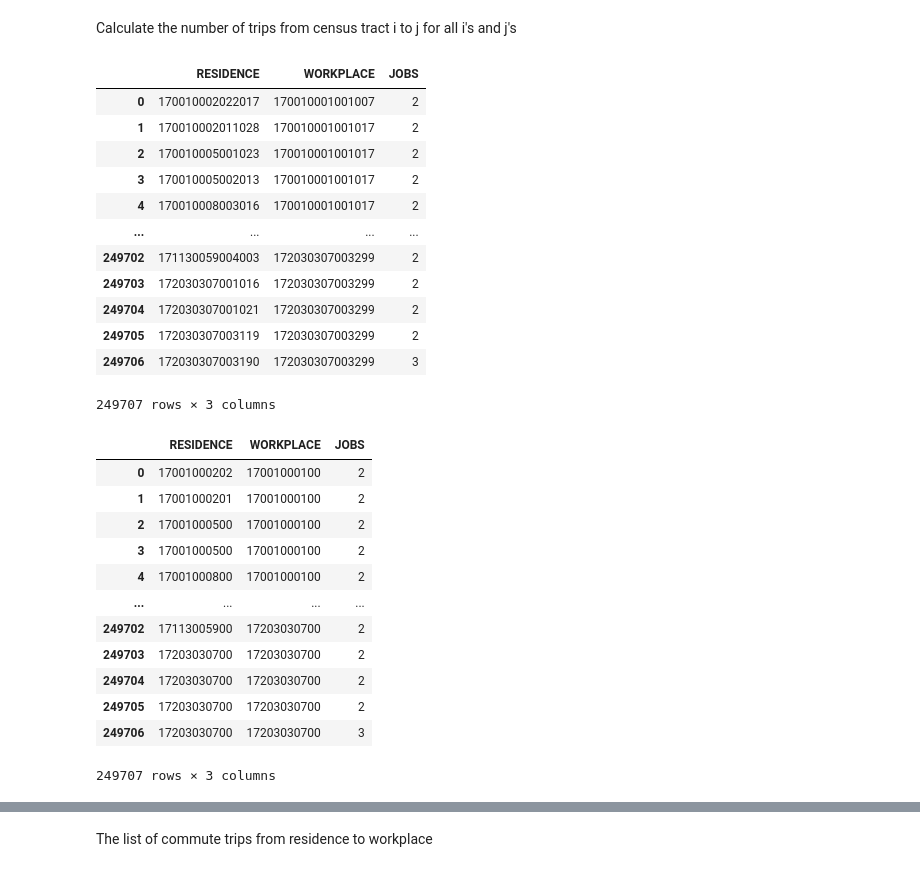
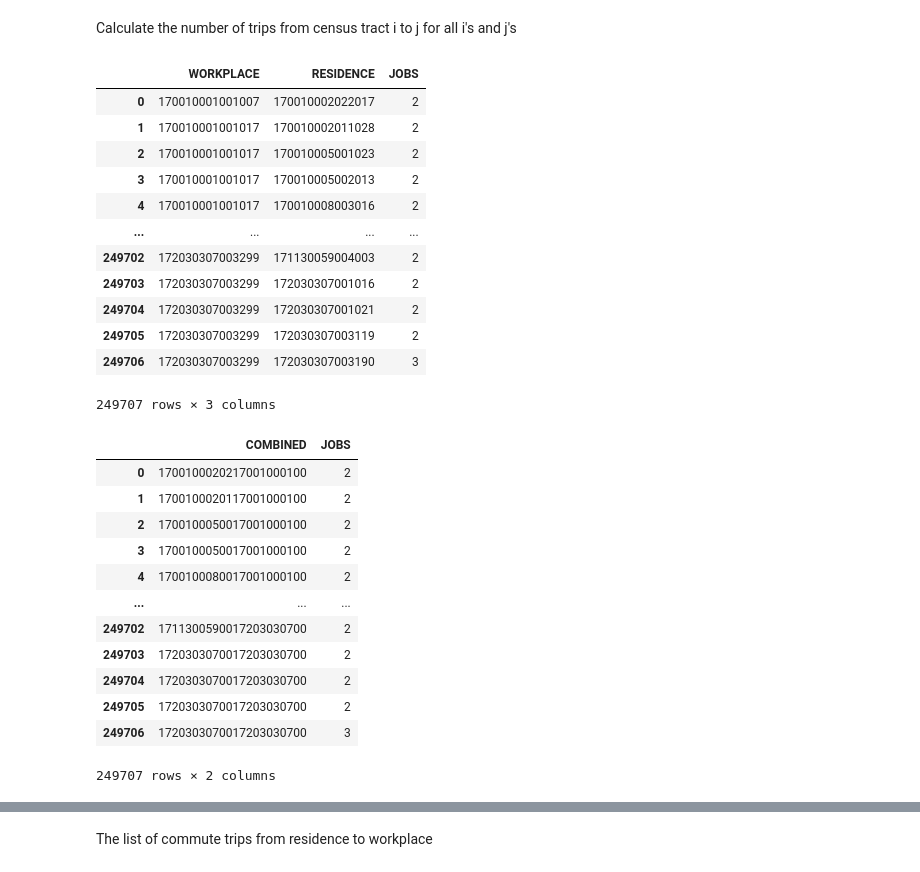
Before and after one commit to ncsa/COVID_Rural_Transport, a Jupyter notebook: Risk_Flow_Modeling.ipynb, the cells around one changed output, grey strips where cells are left out. Drawn from its saved outputs; the diff is of its cells as text; code cells hidden in the pictures.

```diff
--- a/Risk_Flow_Modeling.ipynb
+++ b/Risk_Flow_Modeling.ipynb
@@ -166,34 +157,43 @@ OD = OD.loc[:,('RESIDENCE','WORKPLACE','JOBS')]
-# %%
-OD.loc[:,'RESIDENCE']
-# %% [output]
-|  | RESIDENCE | WORKPLACE | JOBS |
-| 0 | 170010002022017 | 170010001001007 | 2 |
-| 1 | 170010002011028 | 170010001001017 | 2 |
-| 2 | 170010005001023 | 170010001001017 | 2 |
-| 3 | 170010005002013 | 170010001001017 | 2 |
-| 4 | 170010008003016 | 170010001001017 | 2 |
-| ... | ... | ... | ... |
-| 249702 | 171130059004003 | 172030307003299 | 2 |
-| 249703 | 172030307001016 | 172030307003299 | 2 |
-| 249704 | 172030307001021 | 172030307003299 | 2 |
-| 249705 | 172030307003119 | 172030307003299 | 2 |
-| 249706 | 172030307003190 | 172030307003299 | 3 |
-249707 rows × 3 columns
+# %%
+# read the original dataset
+OD = pd.read_csv('dataset/origin_dest_list.csv')
+# rename the columns
+OD.columns = ["WORKPLACE","RESIDENCE","JOBS"]
+OD
+# %% [output]
+|  | WORKPLACE | RESIDENCE | JOBS |
+| 0 | 170010001001007 | 170010002022017 | 2 |
+| 1 | 170010001001017 | 170010002011028 | 2 |
+| 2 | 170010001001017 | 170010005001023 | 2 |
+| 3 | 170010001001017 | 170010005002013 | 2 |
+| 4 | 170010001001017 | 170010008003016 | 2 |
+| ... | ... | ... | ... |
+| 249702 | 172030307003299 | 171130059004003 | 2 |
+| 249703 | 172030307003299 | 172030307001016 | 2 |
+| 249704 | 172030307003299 | 172030307001021 | 2 |
+| 249705 | 172030307003299 | 172030307003119 | 2 |
+| 249706 | 172030307003299 | 172030307003190 | 3 |
+249707 rows × 3 columns
 # %%
+# get the first 11 digits of column 'RESIDENCE' and 'WORKPLACE'
 OD.loc[:,'RESIDENCE'] = OD.loc[:,'RESIDENCE'].astype(str).apply(lambda x : x[:11])
 OD.loc[:,'WORKPLACE'] = OD.loc[:,'WORKPLACE'].astype(str).apply(lambda x : x[:11])
+# add a new column 'COMBINED'
+OD['COMBINED'] = OD['RESIDENCE'] + OD['WORKPLACE']
+# select columns 'COMBINED' and 'JOBS' only
+OD = OD.loc[:,('COMBINED','JOBS')]
 OD
 # %% [output]
-|  | RESIDENCE | WORKPLACE | JOBS |
-| 0 | 17001000202 | 17001000100 | 2 |
-| 1 | 17001000201 | 17001000100 | 2 |
-| 2 | 17001000500 | 17001000100 | 2 |
-| 3 | 17001000500 | 17001000100 | 2 |
-| 4 | 17001000800 | 17001000100 | 2 |
-| ... | ... | ... | ... |
-| 249702 | 17113005900 | 17203030700 | 2 |
-| 249703 | 17203030700 | 17203030700 | 2 |
-| 249704 | 17203030700 | 17203030700 | 2 |
-| 249705 | 17203030700 | 17203030700 | 2 |
-| 249706 | 17203030700 | 17203030700 | 3 |
+|  | COMBINED | JOBS |
+| 0 | 1700100020217001000100 | 2 |
+| 1 | 1700100020117001000100 | 2 |
+| 2 | 1700100050017001000100 | 2 |
+| 3 | 1700100050017001000100 | 2 |
+| 4 | 1700100080017001000100 | 2 |
+| ... | ... | ... |
+| 249702 | 1711300590017203030700 | 2 |
+| 249703 | 1720303070017203030700 | 2 |
+| 249704 | 1720303070017203030700 | 2 |
+| 249705 | 1720303070017203030700 | 2 |
+| 249706 | 1720303070017203030700 | 3 |
-249707 rows × 3 columns
+249707 rows × 2 columns
```
Also changed, not shown: parts of 30 cells of this notebook, 22 other files.
